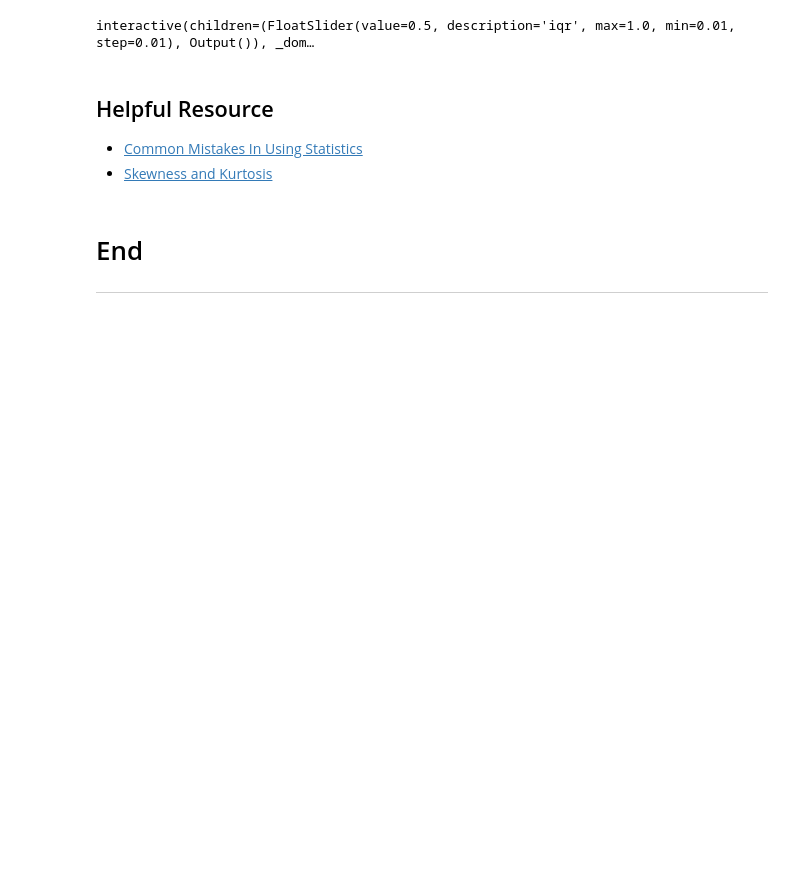
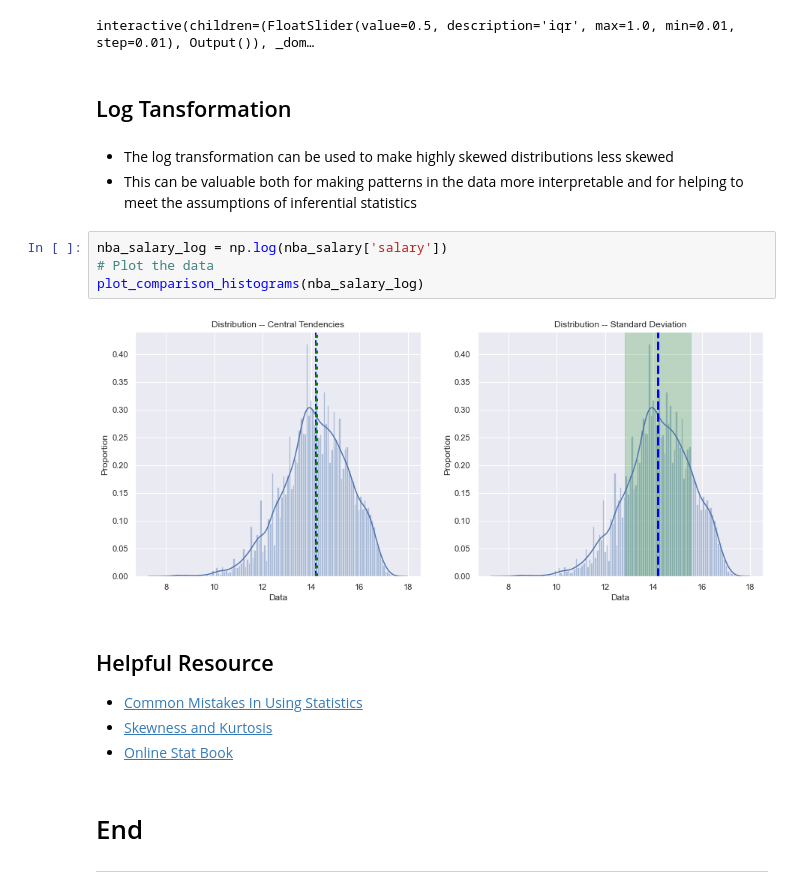
Before and after one commit to maevadevs/Summary-Statistics-For-Skewed-Distributions, a Jupyter notebook: Summary Statistics For Skewed Distributions.ipynb, the cells around one changed output. Saved outputs shown, nothing was run; the diff lists cells and outputs as text; blank space fills up the shorter version.

```diff
--- a/Summary Statistics For Skewed Distributions.ipynb
+++ b/Summary Statistics For Skewed Distributions.ipynb
@@ -265,11 +265,23 @@ def plot_ecdf(data, iqr, x_label='x data', y_label="y data"):
 interact(plot_ecdf, data=fixed(nba_salary['salary']), iqr = widgets.FloatSlider(min=0.01, max=1, step=0.01, value=0.5), x_label=fixed("Percentile"), y_label=fixed("NBA Player Salary"));
 # %% [output]
 interactive(children=(FloatSlider(value=0.5, description='iqr', max=1.0, min=0.01, step=0.01), Output()), _dom…
+# %% [markdown]
+## Log Tansformation
+# %% [markdown]
+- The log transformation can be used to make highly skewed distributions less skewed
+- This can be valuable both for making patterns in the data more interpretable and for helping to meet the assumptions of inferential statistics
+# %%
+nba_salary_log = np.log(nba_salary['salary'])
+# Plot the data
+plot_comparison_histograms(nba_salary_log)
+# %% [output]
+[figure, added]
 # %% [markdown]
 ## Helpful Resource
 
 - [Common Mistakes In Using Statistics](https://web.ma.utexas.edu/users/mks/statmistakes/skeweddistributions.html)
 - [Skewness and Kurtosis](https://www.itl.nist.gov/div898/handbook/eda/section3/eda35b.htm)
+- [Online Stat Book](http://onlinestatbook.com/2/transformations/log.html#:~:text=The%20log%20transformation%20can%20be,can%20make%20patterns%20more%20visible.)
 # %% [markdown]
 # End
 ---
```
Also changed, not shown: parts of 1 cell of this notebook.
